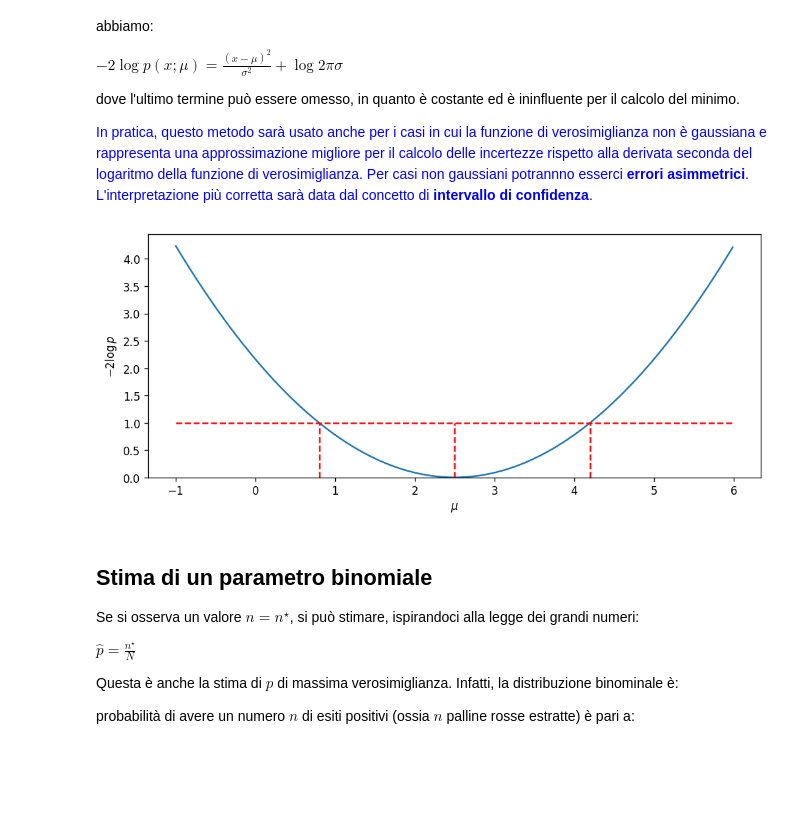
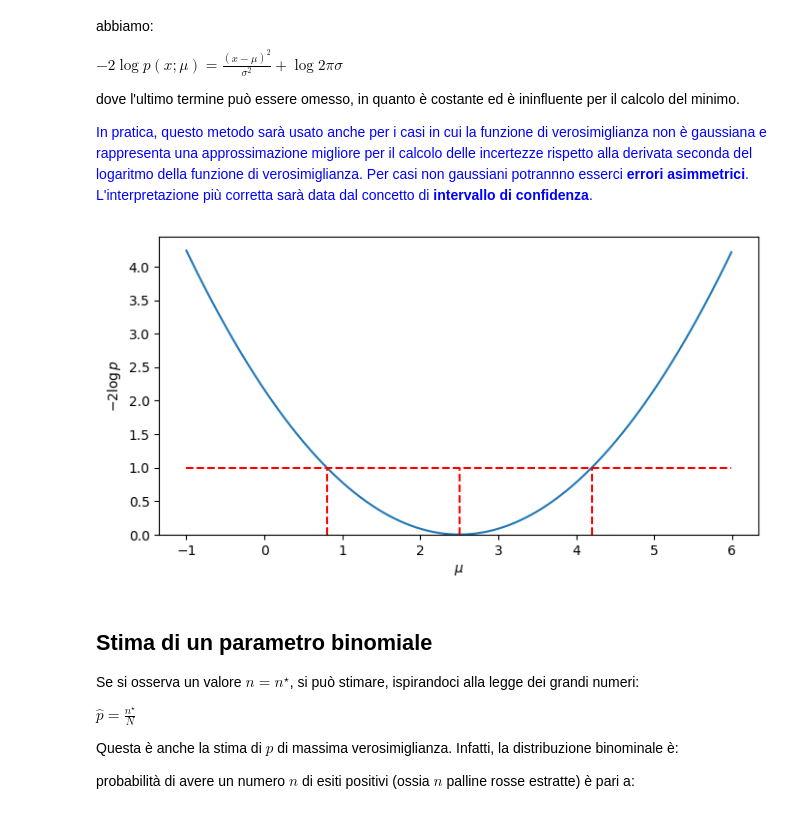
Before and after one commit to lucalista/analisi-dati-2025, a Jupyter notebook: 12.03.00__Metodo_della_massima_verosimiglianza.ipynb, the cells around one changed output. Drawn from its saved outputs; the diff is of its cells as text; code cells hidden in the pictures; blank space fills up the shorter version.

```diff
--- a/12.03.00__Metodo_della_massima_verosimiglianza.ipynb
+++ b/12.03.00__Metodo_della_massima_verosimiglianza.ipynb
@@ -444,25 +444,25 @@ dove l'ultimo termine può essere omesso, in quanto è costante ed è ininfluent
 # %%
 import matplotlib.pyplot as plt
 import numpy as np
 x_obs =2.5
 sigma=1.7
 def lik(mu):
     return ((x_obs-mu)/sigma)**2
 lik_v = np.vectorize(lik)
 x=np.arange(-1,6,0.01)
 y=lik_v(x)
-plt.figure(figsize=(10, 4), dpi=120)
+plt.figure(figsize=(8, 4))
 plt.plot(x,y)
 plt.plot((x[0],x[-1]),(1,1), color='r', linestyle='--')
 plt.plot((x_obs,x_obs), (0,1), color='r', linestyle='--')
 plt.plot((x_obs-sigma,x_obs-sigma), (0,1), color='r', linestyle='--')
 plt.plot((x_obs+sigma,x_obs+sigma), (0,1), color='r', linestyle='--')
 plt.xlabel('$\mu$')
 plt.ylabel(r'$-2\log p$')
 plt.ylim(0)
 plt.show()
 # %% [output]
-[figure, old version]
+[figure, new version]
 # %% [markdown]
 ## Stima di un parametro binomiale
 
```
Also changed, not shown: parts of 7 cells of this notebook.
